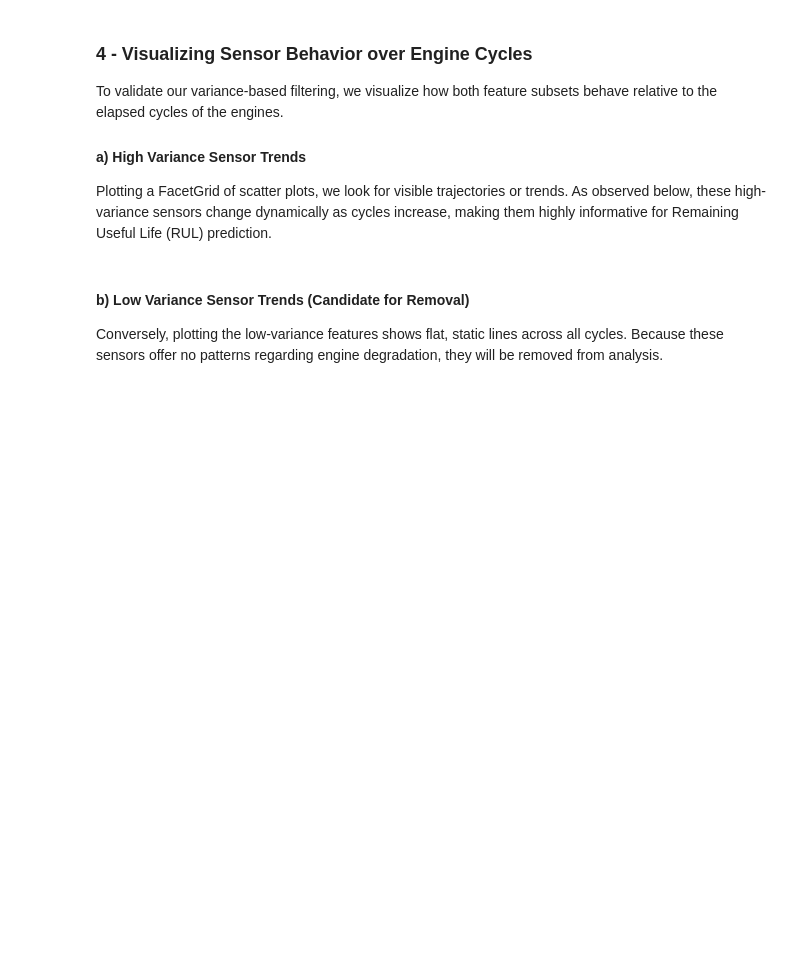
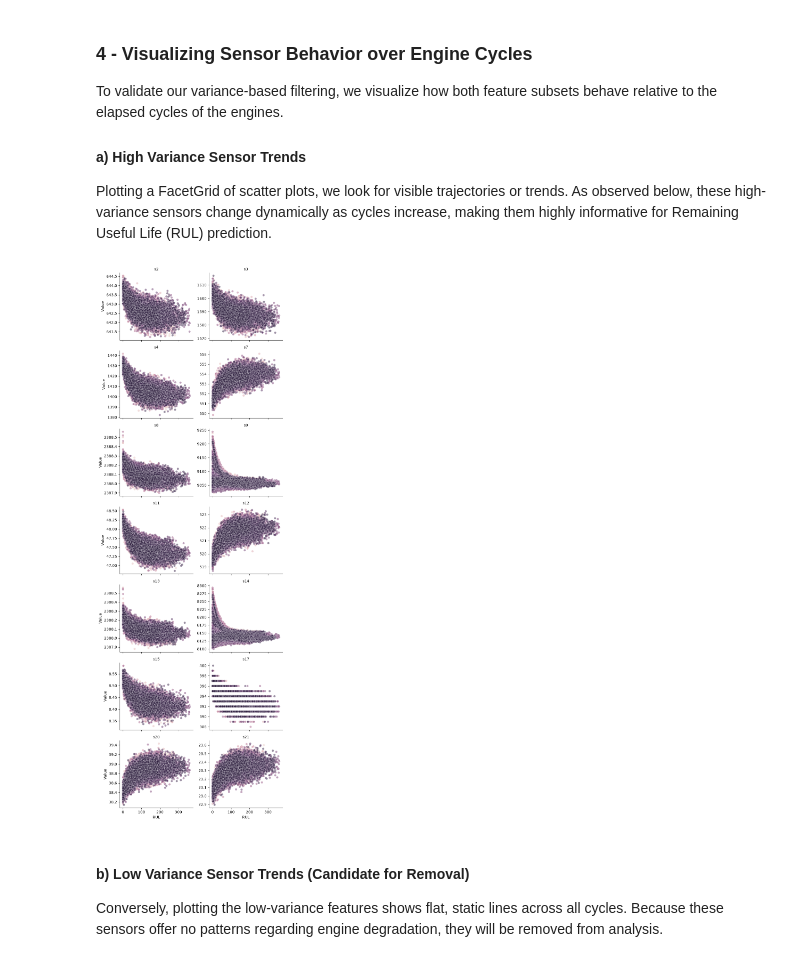
Before and after one commit to BaptisteCambon/Engine_Failure, a Jupyter notebook: notebooks/01_Exploratory_Data_Analysis.ipynb, the cells around one changed output. Drawn from its saved outputs; the diff is of its cells as text; code cells hidden in the pictures; blank space fills up the shorter version.

```diff
--- a/notebooks/01_Exploratory_Data_Analysis.ipynb
+++ b/notebooks/01_Exploratory_Data_Analysis.ipynb
@@ -54,34 +80,36 @@ To validate our variance-based filtering, we visualize how both feature subsets
 Plotting a FacetGrid of scatter plots, we look for visible trajectories or trends. As observed below, these high-variance sensors change dynamically as cycles increase, making them highly informative for Remaining Useful Life (RUL) prediction.
 # %%
 long_df = df.melt(
-    id_vars=["cycle", "unit"],
+    id_vars=["RUL", "unit"],
     value_vars=high_variance_features,
     var_name="sensor",
     value_name="value"
 )
 
 g = sns.FacetGrid(
     long_df,
     col="sensor",
     col_wrap=2,
     height=3,
     aspect=1.2,
     sharey=False
 )
 
 g.map_dataframe(
     sns.scatterplot,
-    x="cycle",
+    x="RUL",
     y="value",
     hue="unit",
     alpha=0.5,
     legend=False
 )
 
-g.set_axis_labels("Cycle", "Value")
+g.set_axis_labels("RUL", "Value")
 g.set_titles("{col_name}")
 
 plt.show()
+# %% [output]
+[figure, added]
 # %% [markdown]
 #### b) Low Variance Sensor Trends (Candidate for Removal)
 
```
Also changed, not shown: parts of 5 cells of this notebook, 2 other files.
